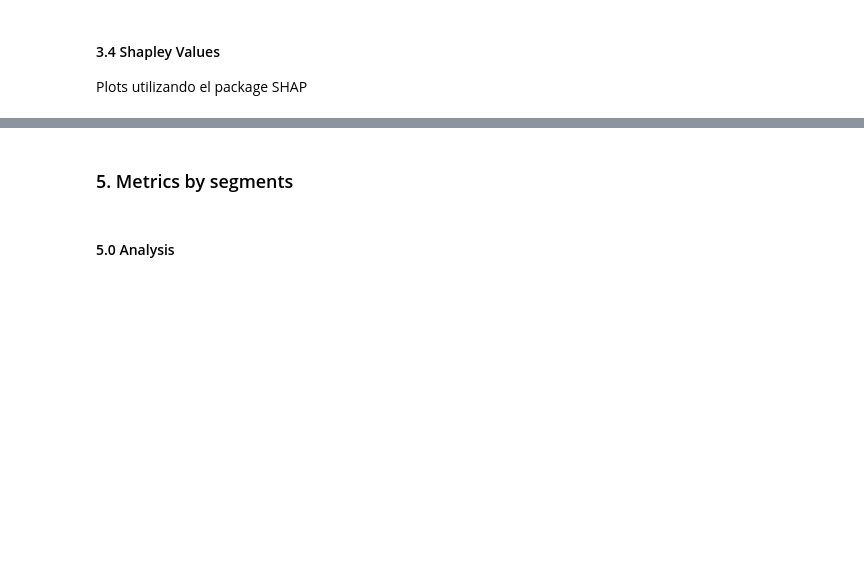
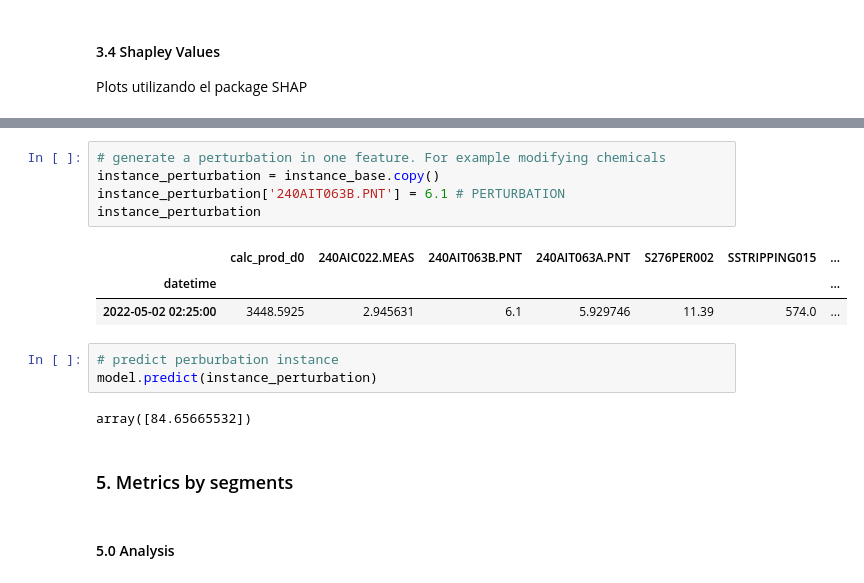
Before and after one commit to joseortegalabra/Optimization-Industrial-Process-Advanced, a Jupyter notebook: 5_offline_evaluation_ml/2_d0eop_blancura.ipynb, the cells around one changed output, grey strips where cells are left out. Saved outputs shown, nothing was run; the diff lists cells and outputs as text; blank space fills up the shorter version.

```diff
--- a/5_offline_evaluation_ml/2_d0eop_blancura.ipynb
+++ b/5_offline_evaluation_ml/2_d0eop_blancura.ipynb
@@ -605,3 +707,17 @@ Plots utilizando el package SHAP
+# %%
+# generate a perturbation in one feature. For example modifying chemicals
+instance_perturbation = instance_base.copy()
+instance_perturbation['240AIT063B.PNT'] = 6.1 # PERTURBATION
+instance_perturbation
+# %% [output]
+|  | calc_prod_d0 | 240AIC022.MEAS | 240AIT063B.PNT | 240AIT063A.PNT | S276PER002 | SSTRIPPING015 | ... |
+| datetime |  |  |  |  |  |  | ... |
+| 2022-05-02 02:25:00 | 3448.5925 | 2.945631 | 6.1 | 5.929746 | 11.39 | 574.0 | ... |
+# %%
+# predict perburbation instance
+model.predict(instance_perturbation)
+# %% [output]
+array([84.65665532])
 # %% [markdown]
 ### 5. Metrics by segments
 # %% [markdown]
```
Also changed, not shown: parts of 23 cells of this notebook.
